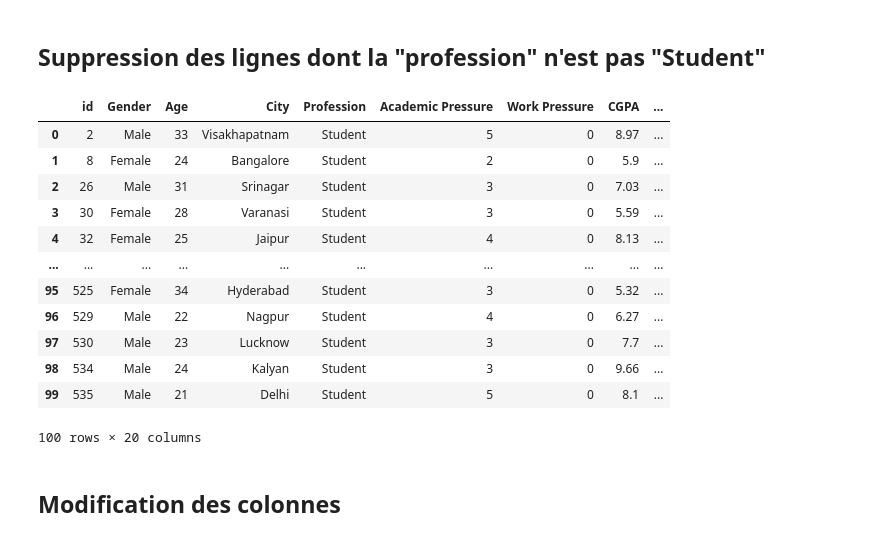
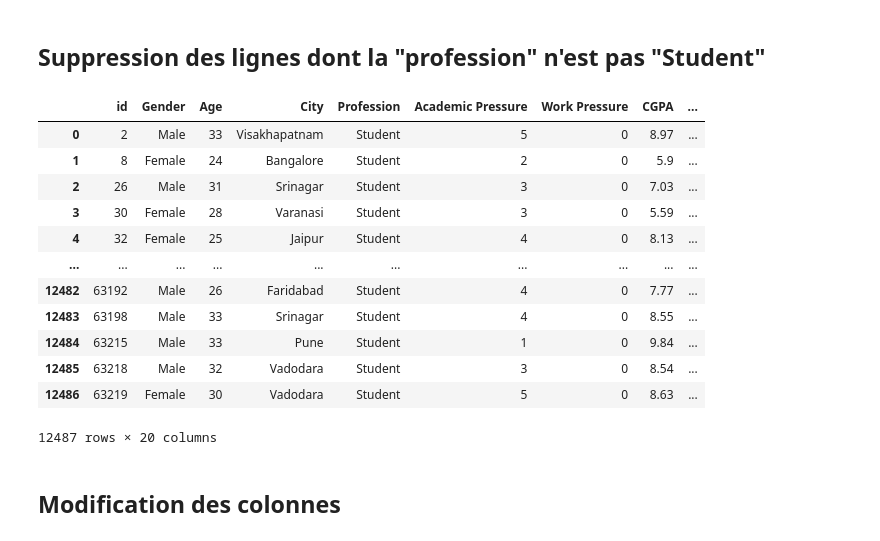
Before and after one commit to Valstrasz/website_depression_prediction, a Jupyter notebook: _NOTEBOOK/data_ml.ipynb, the cells around one changed output. Saved outputs shown, nothing was run; the diff lists cells and outputs as text; code cells hidden in the pictures.

```diff
--- a/_NOTEBOOK/data_ml.ipynb
+++ b/_NOTEBOOK/data_ml.ipynb
@@ -159,32 +159,32 @@ df : pd.DataFrame = pd.DataFrame(columns = list(df_ori.columns) + ["professionPr
 ## **Suppression des lignes dont la "profession" n'est pas "Student"**
 # %%
 count : int = 0
-for row_idx in range(len(df_ori[0:100])):
-# for row_idx in range(len(df_ori)):
+# for row_idx in range(len(df_ori[0:100])):
+for row_idx in range(len(df_ori)):
     row_data : pd.Series = df_ori.iloc[row_idx]
 
     if (row_data["Profession"] == "Student"):
         df = pd.concat([df, pd.DataFrame([row_data])],
                        ignore_index = True)
         # count += 1
         # if (count >= 5):
         #     break
 
 display(df)
 # %% [output]
 |  | id | Gender | Age | City | Profession | Academic Pressure | Work Pressure | CGPA | ... |
 | 0 | 2 | Male | 33 | Visakhapatnam | Student | 5 | 0 | 8.97 | ... |
 | 1 | 8 | Female | 24 | Bangalore | Student | 2 | 0 | 5.9 | ... |
 | 2 | 26 | Male | 31 | Srinagar | Student | 3 | 0 | 7.03 | ... |
 | 3 | 30 | Female | 28 | Varanasi | Student | 3 | 0 | 5.59 | ... |
 | 4 | 32 | Female | 25 | Jaipur | Student | 4 | 0 | 8.13 | ... |
 | ... | ... | ... | ... | ... | ... | ... | ... | ... | ... |
-| 95 | 525 | Female | 34 | Hyderabad | Student | 3 | 0 | 5.32 | ... |
-| 96 | 529 | Male | 22 | Nagpur | Student | 4 | 0 | 6.27 | ... |
-| 97 | 530 | Male | 23 | Lucknow | Student | 3 | 0 | 7.7 | ... |
-| 98 | 534 | Male | 24 | Kalyan | Student | 3 | 0 | 9.66 | ... |
-| 99 | 535 | Male | 21 | Delhi | Student | 5 | 0 | 8.1 | ... |
+| 12482 | 63192 | Male | 26 | Faridabad | Student | 4 | 0 | 7.77 | ... |
+| 12483 | 63198 | Male | 33 | Srinagar | Student | 4 | 0 | 8.55 | ... |
+| 12484 | 63215 | Male | 33 | Pune | Student | 1 | 0 | 9.84 | ... |
+| 12485 | 63218 | Male | 32 | Vadodara | Student | 3 | 0 | 8.54 | ... |
+| 12486 | 63219 | Female | 30 | Vadodara | Student | 5 | 0 | 8.63 | ... |
-100 rows × 20 columns
+12487 rows × 20 columns
 # %% [markdown]
 ## **Modification des colonnes**
 # %% [markdown]
```
Also changed, not shown: parts of 47 cells of this notebook, 11 other files.
